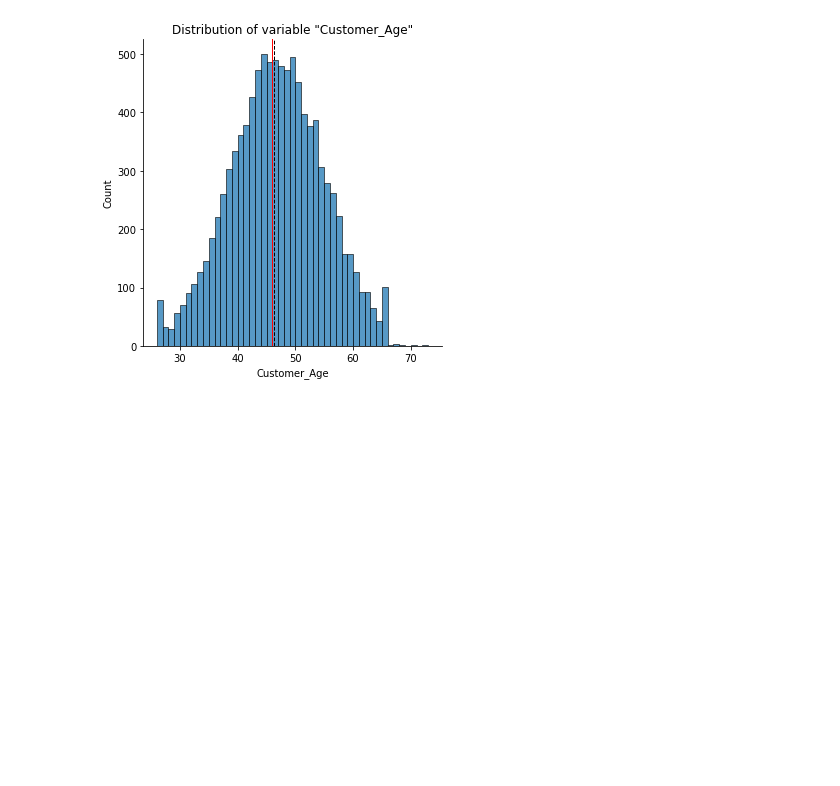
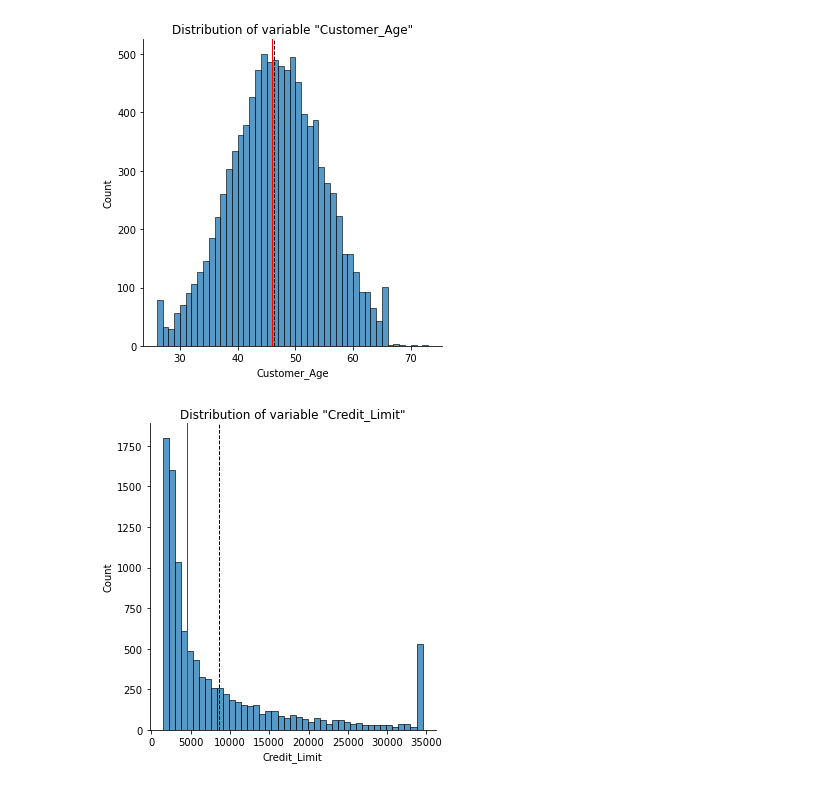
Before and after one commit to GurgenHovakimyan/customer_behavior, a Jupyter notebook: Bank_customer_churn/BankChurn.ipynb, the cells around one changed output. Cells and saved outputs as stored; diff of their text form; code cells hidden in the pictures; blank space fills up the shorter version.

```diff
--- a/Bank_customer_churn/BankChurn.ipynb
+++ b/Bank_customer_churn/BankChurn.ipynb
@@ -88,3 +100,7 @@ plot_objects(df, 'Education_Level')
 plot_continuous(df, "Customer_Age")
 # %% [output]
 [figure]
+# %%
+plot_continuous(df, "Credit_Limit")
+# %% [output]
+[figure, added]
```
Also changed, not shown: parts of 5 cells of this notebook.
